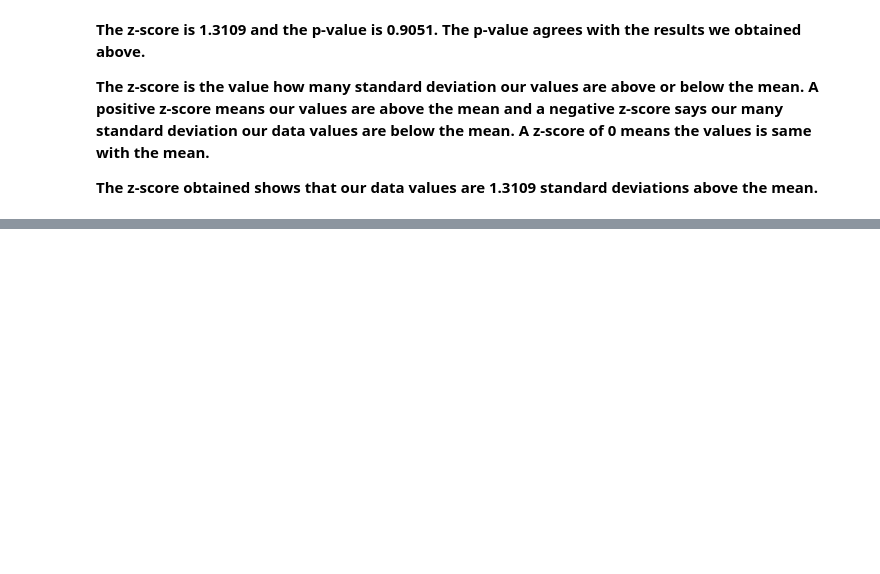
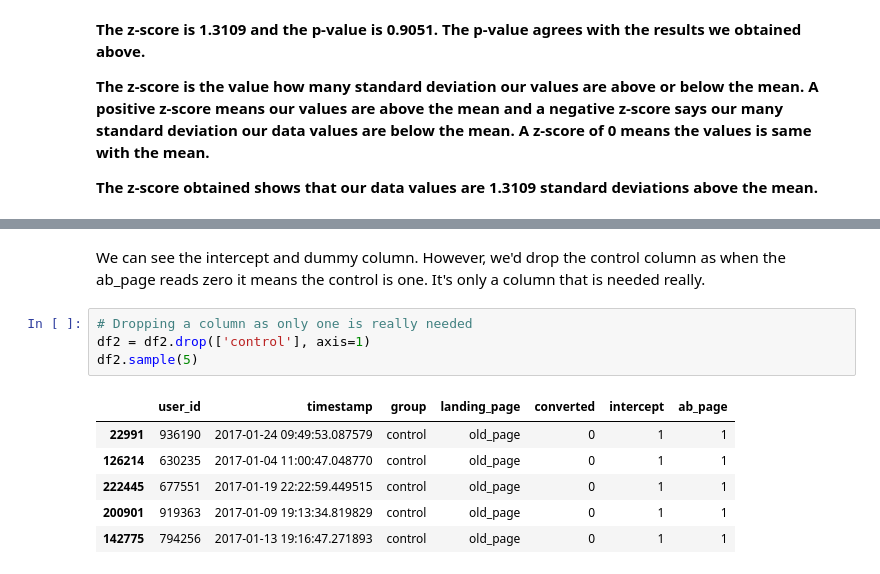
Before and after one commit to ibrahimOlayiwola/AB-test-analysis, a Jupyter notebook: AB Test Analysis.ipynb, the cells around one changed output, grey strips where cells are left out. Cells and saved outputs as stored; diff of their text form; blank space fills up the shorter version.

```diff
--- a/AB Test Analysis.ipynb
+++ b/AB Test Analysis.ipynb
@@ -371,0 +398,13 @@ zstat, pval
+# %% [markdown]
+We can see the intercept and dummy column. However, we'd drop the control column as when the ab_page reads zero it means the control is one. It's only a column that is needed really.
+# %%
+# Dropping a column as only one is really needed
+df2 = df2.drop(['control'], axis=1)
+df2.sample(5)
+# %% [output]
+|  | user_id | timestamp | group | landing_page | converted | intercept | ab_page |
+| 22991 | 936190 | 2017-01-24 09:49:53.087579 | control | old_page | 0 | 1 | 1 |
+| 126214 | 630235 | 2017-01-04 11:00:47.048770 | control | old_page | 0 | 1 | 1 |
+| 222445 | 677551 | 2017-01-19 22:22:59.449515 | control | old_page | 0 | 1 | 1 |
+| 200901 | 919363 | 2017-01-09 19:13:34.819829 | control | old_page | 0 | 1 | 1 |
+| 142775 | 794256 | 2017-01-13 19:16:47.271893 | control | old_page | 0 | 1 | 1 |
```
Also changed, not shown: parts of 11 cells of this notebook.
